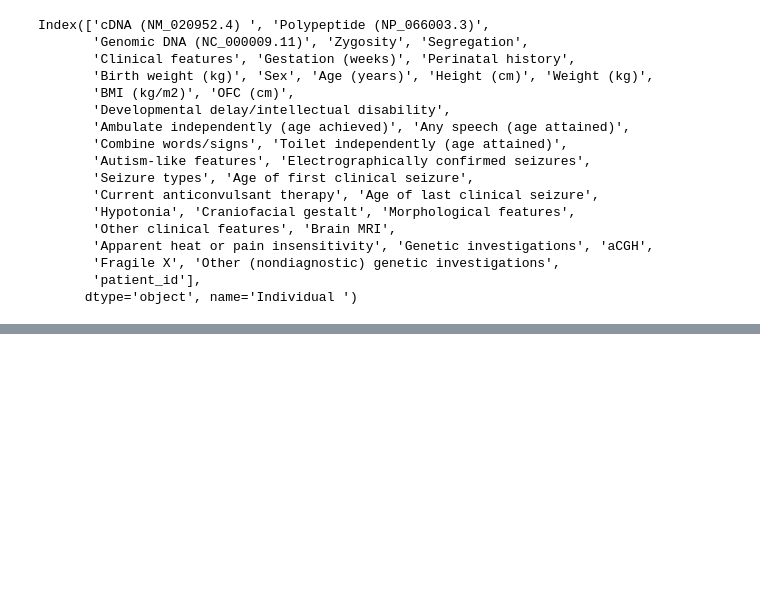
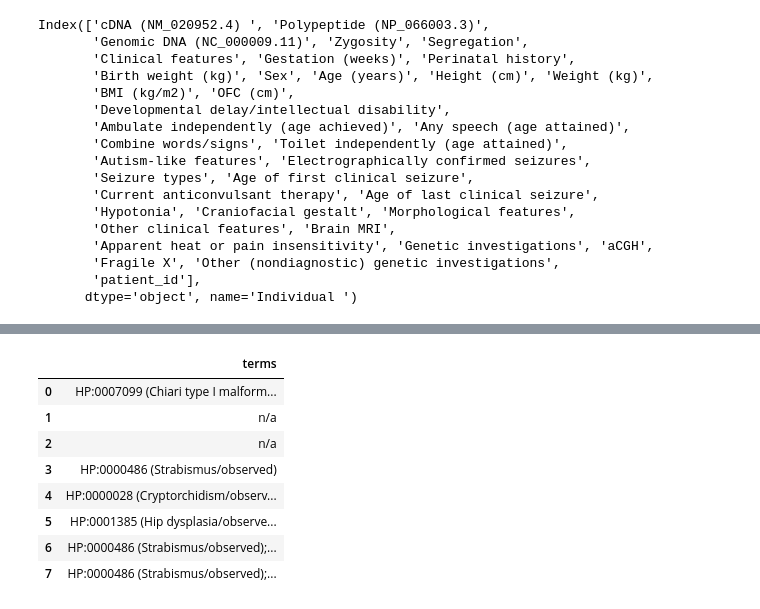
Before and after one commit to monarch-initiative/pyphetools, a Jupyter notebook: notebooks/PMID_31278393.ipynb, the cells around one changed output, grey strips where cells are left out. Cells and saved outputs as stored; diff of their text form; code cells hidden in the pictures; blank space fills up the shorter version.

```diff
--- a/notebooks/PMID_31278393.ipynb
+++ b/notebooks/PMID_31278393.ipynb
@@ -165,0 +167,17 @@ morphologicalMapper.preview_column(dft['Morphological features'])
+# %%
+other_d = {
+    'Chiari I malformation': 'Chiari type I malformation',
+    'C1 spinal stenosis':'Cervical spinal canal stenosis'
+}
+otherMapper = OptionColumnMapper(concept_recognizer=hpo_cr, option_d=other_d)
+otherMapper.preview_column(dft['Other clinical features'])
+# %% [output]
+|  | terms |
+| 0 | HP:0007099 (Chiari type I malform... |
+| 1 | n/a |
+| 2 | n/a |
+| 3 | HP:0000486 (Strabismus/observed) |
+| 4 | HP:0000028 (Cryptorchidism/observ... |
+| 5 | HP:0001385 (Hip dysplasia/observe... |
+| 6 | HP:0000486 (Strabismus/observed);... |
+| 7 | HP:0000486 (Strabismus/observed);... |
```
Also changed, not shown: parts of 10 cells of this notebook, 3 other files.
